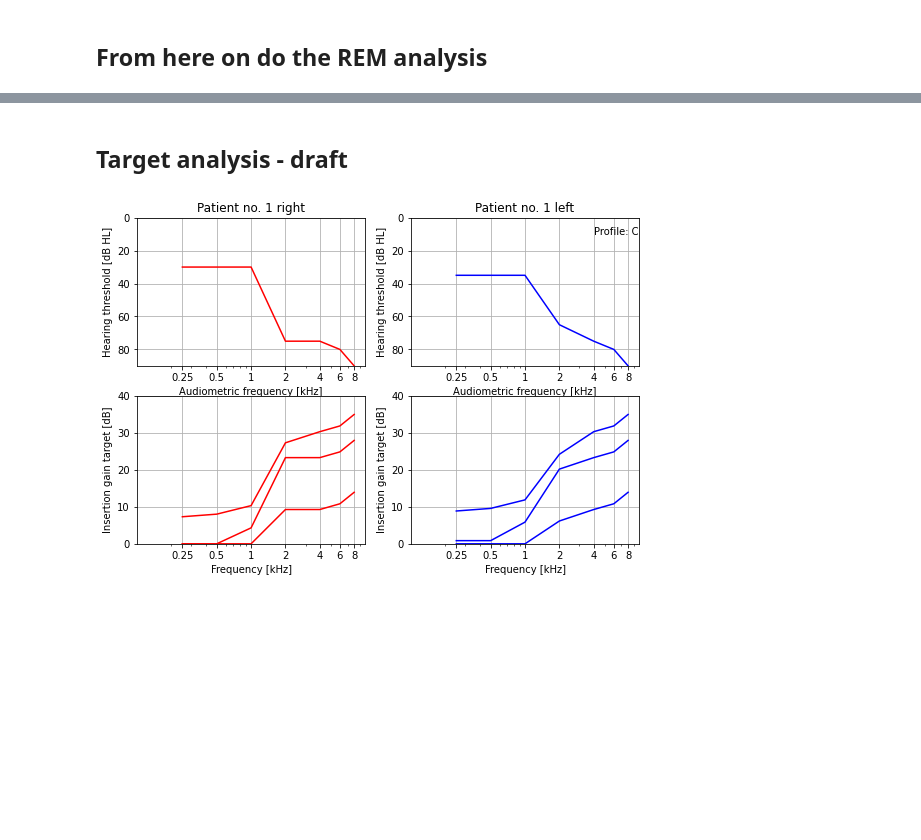
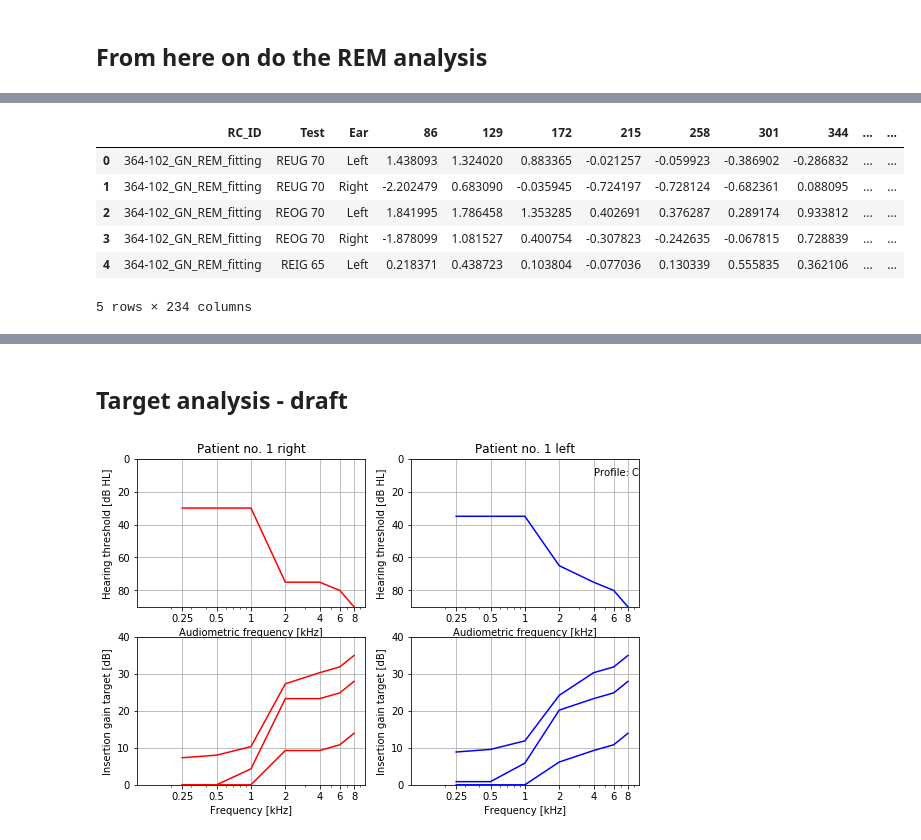
Before and after one commit to tobiaspiechowiak/BEAR_publications, a Jupyter notebook: REM_WP4/Target_analysis.ipynb, the cells around one changed output, grey strips where cells are left out. Saved outputs shown, nothing was run; the diff lists cells and outputs as text; code cells hidden in the pictures; blank space fills up the shorter version.

```diff
--- a/REM_WP4/Target_analysis.ipynb
+++ b/REM_WP4/Target_analysis.ipynb
@@ -63,3 +123,13 @@ REM[0]
+# %%
+df_REM[df_REM['RC_ID']=='364-102_GN_REM_fitting'].head()
+# %% [output]
+|  | RC_ID | Test | Ear | 86 | 129 | 172 | 215 | 258 | 301 | 344 | ... | ... |
+| 0 | 364-102_GN_REM_fitting | REUG 70 | Left | 1.438093 | 1.324020 | 0.883365 | -0.021257 | -0.059923 | -0.386902 | -0.286832 | ... | ... |
+| 1 | 364-102_GN_REM_fitting | REUG 70 | Right | -2.202479 | 0.683090 | -0.035945 | -0.724197 | -0.728124 | -0.682361 | 0.088095 | ... | ... |
+| 2 | 364-102_GN_REM_fitting | REOG 70 | Left | 1.841995 | 1.786458 | 1.353285 | 0.402691 | 0.376287 | 0.289174 | 0.933812 | ... | ... |
+| 3 | 364-102_GN_REM_fitting | REOG 70 | Right | -1.878099 | 1.081527 | 0.400754 | -0.307823 | -0.242635 | -0.067815 | 0.728839 | ... | ... |
+| 4 | 364-102_GN_REM_fitting | REIG 65 | Left | 0.218371 | 0.438723 | 0.103804 | -0.077036 | 0.130339 | 0.555835 | 0.362106 | ... | ... |
+5 rows × 234 columns
 # %%
 for patient_idx in range(len(text_files)):
     df = REM[patient_idx]
```
Also changed, not shown: parts of 10 cells of this notebook.
